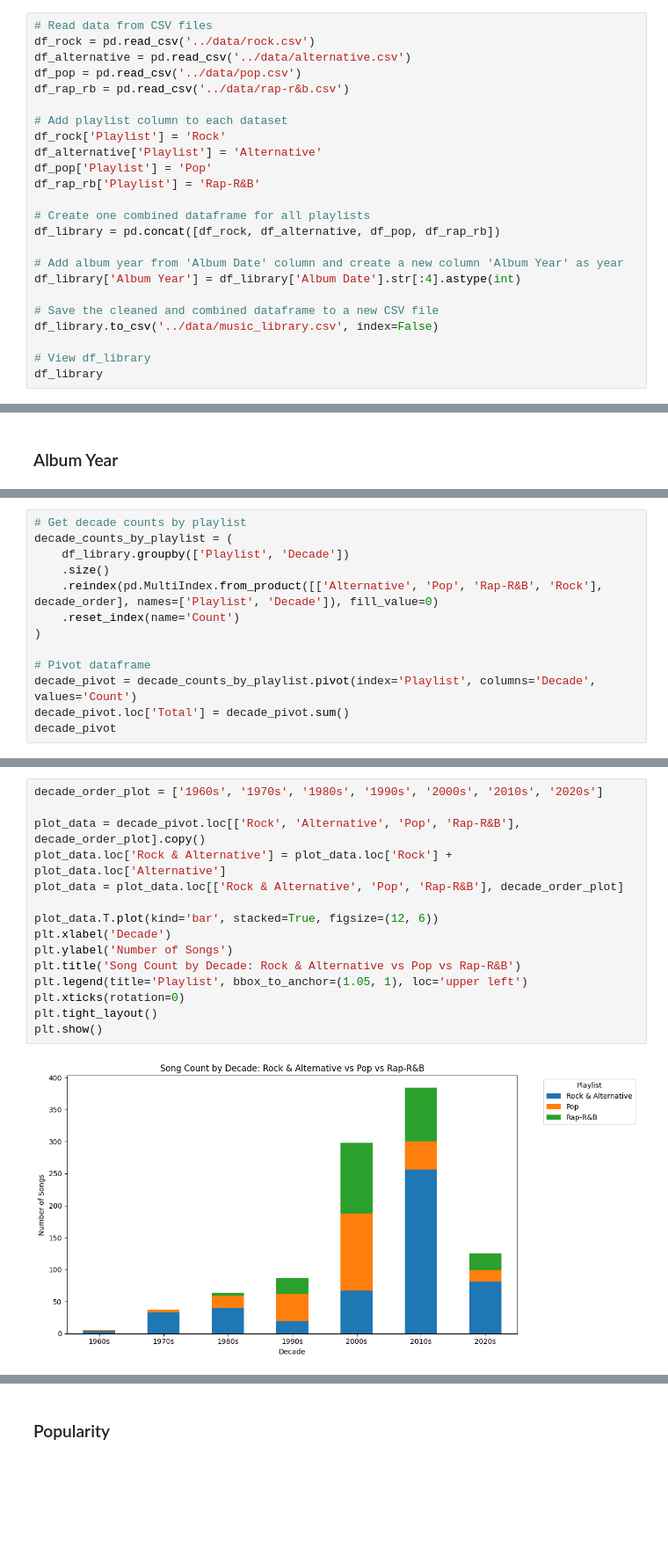
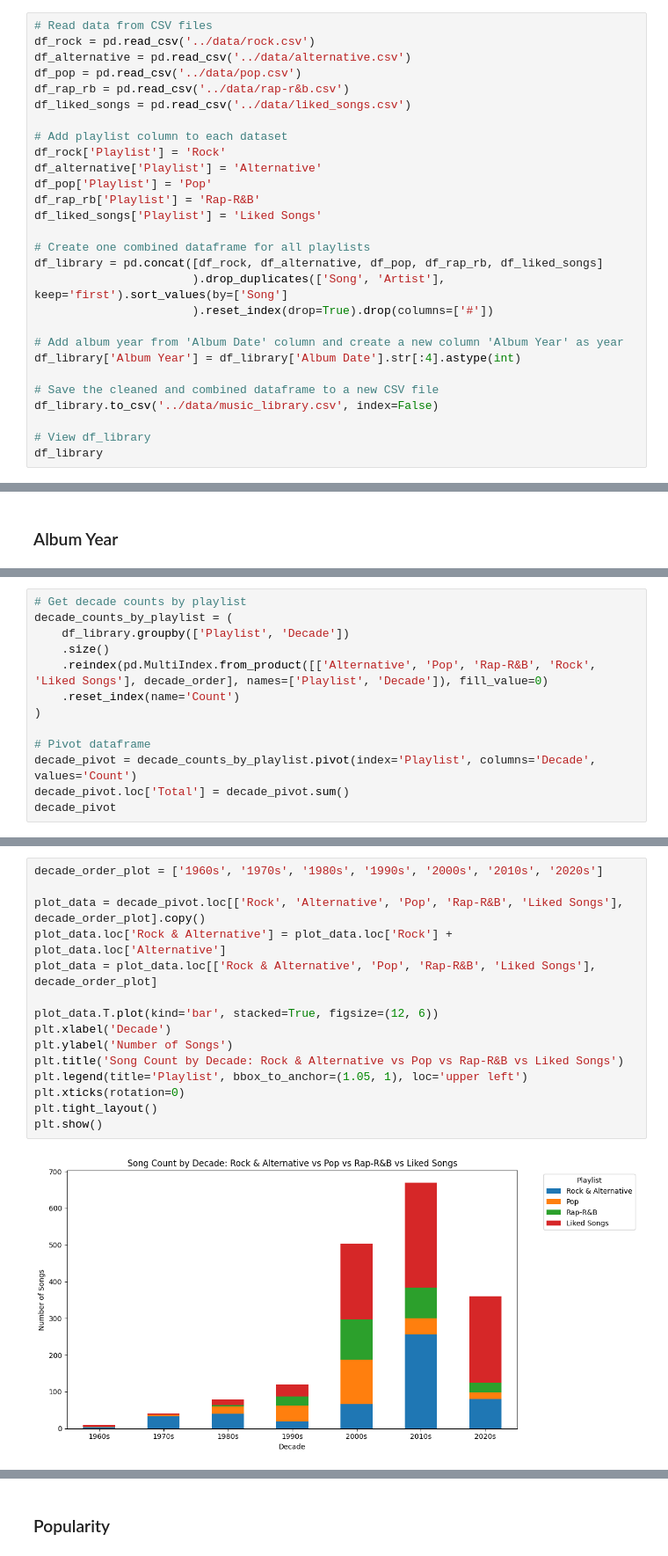
Before and after one commit to kaseymallette/music-taste-profile, a Jupyter notebook: notebooks/01_exploratory_analysis.ipynb, the cells around one changed output, grey strips where cells are left out. Shown at 88% size. Drawn from its saved outputs; the diff is of its cells as text; blank space fills up the shorter version.

```diff
--- a/notebooks/01_exploratory_analysis.ipynb
+++ b/notebooks/01_exploratory_analysis.ipynb
@@ -19,15 +21,19 @@ df_rock = pd.read_csv('../data/rock.csv')
 df_alternative = pd.read_csv('../data/alternative.csv')
 df_pop = pd.read_csv('../data/pop.csv')
 df_rap_rb = pd.read_csv('../data/rap-r&b.csv')
+df_liked_songs = pd.read_csv('../data/liked_songs.csv')
 
 # Add playlist column to each dataset
 df_rock['Playlist'] = 'Rock'
 df_alternative['Playlist'] = 'Alternative'
 df_pop['Playlist'] = 'Pop'
 df_rap_rb['Playlist'] = 'Rap-R&B'
+df_liked_songs['Playlist'] = 'Liked Songs'
 
 # Create one combined dataframe for all playlists
-df_library = pd.concat([df_rock, df_alternative, df_pop, df_rap_rb])
+df_library = pd.concat([df_rock, df_alternative, df_pop, df_rap_rb, df_liked_songs]
+                       ).drop_duplicates(['Song', 'Artist'], keep='first').sort_values(by=['Song']
+                       ).reset_index(drop=True).drop(columns=['#'])
 
 # Add album year from 'Album Date' column and create a new column 'Album Year' as year
 df_library['Album Year'] = df_library['Album Date'].str[:4].astype(int)
@@ -222,7 +214,7 @@ Name: count, dtype: int64
 decade_counts_by_playlist = (
     df_library.groupby(['Playlist', 'Decade'])
     .size()
-    .reindex(pd.MultiIndex.from_product([['Alternative', 'Pop', 'Rap-R&B', 'Rock'], decade_order], names=['Playlist', 'Decade']), fill_value=0)
+    .reindex(pd.MultiIndex.from_product([['Alternative', 'Pop', 'Rap-R&B', 'Rock', 'Liked Songs'], decade_order], names=['Playlist', 'Decade']), fill_value=0)
     .reset_index(name='Count')
 )
 
@@ -241,20 +234,20 @@ decade_pivot
 # %%
 decade_order_plot = ['1960s', '1970s', '1980s', '1990s', '2000s', '2010s', '2020s']
 
-plot_data = decade_pivot.loc[['Rock', 'Alternative', 'Pop', 'Rap-R&B'], decade_order_plot].copy()
+plot_data = decade_pivot.loc[['Rock', 'Alternative', 'Pop', 'Rap-R&B', 'Liked Songs'], decade_order_plot].copy()
 plot_data.loc['Rock & Alternative'] = plot_data.loc['Rock'] + plot_data.loc['Alternative']
-plot_data = plot_data.loc[['Rock & Alternative', 'Pop', 'Rap-R&B'], decade_order_plot]
+plot_data = plot_data.loc[['Rock & Alternative', 'Pop', 'Rap-R&B', 'Liked Songs'], decade_order_plot]
 
 plot_data.T.plot(kind='bar', stacked=True, figsize=(12, 6))
 plt.xlabel('Decade')
 plt.ylabel('Number of Songs')
-plt.title('Song Count by Decade: Rock & Alternative vs Pop vs Rap-R&B')
+plt.title('Song Count by Decade: Rock & Alternative vs Pop vs Rap-R&B vs Liked Songs')
 plt.legend(title='Playlist', bbox_to_anchor=(1.05, 1), loc='upper left')
 plt.xticks(rotation=0)
 plt.tight_layout()
 plt.show()
 # %% [output]
-[figure, old version]
+[figure, new version]
 # %%
 # Analyze songs from 1995-2005 (CD era)
 df_cds = df_library[(df_library['Album Year'] >= 1995) & (df_library['Album Year'] < 2006)]
```
Also changed, not shown: parts of 25 cells of this notebook, 19 other files.
